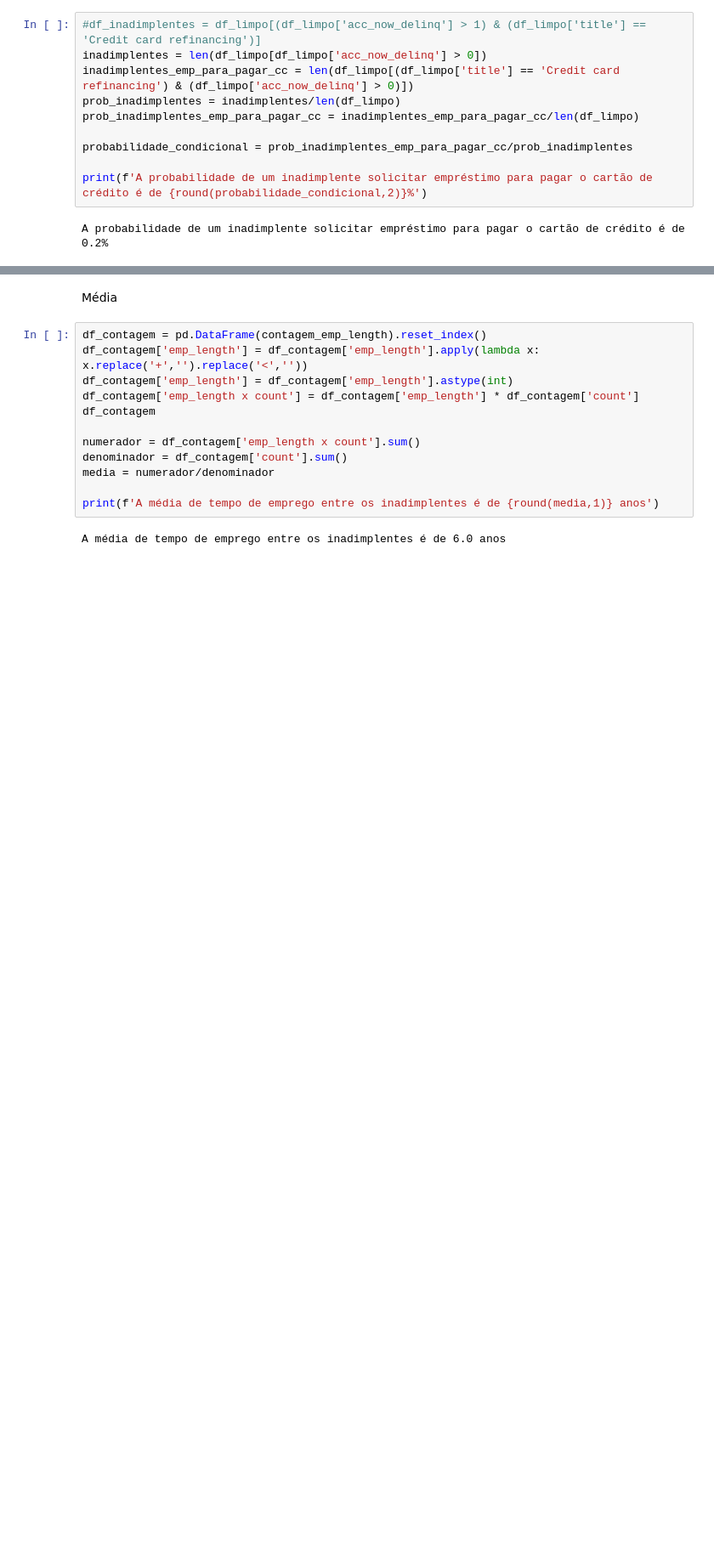
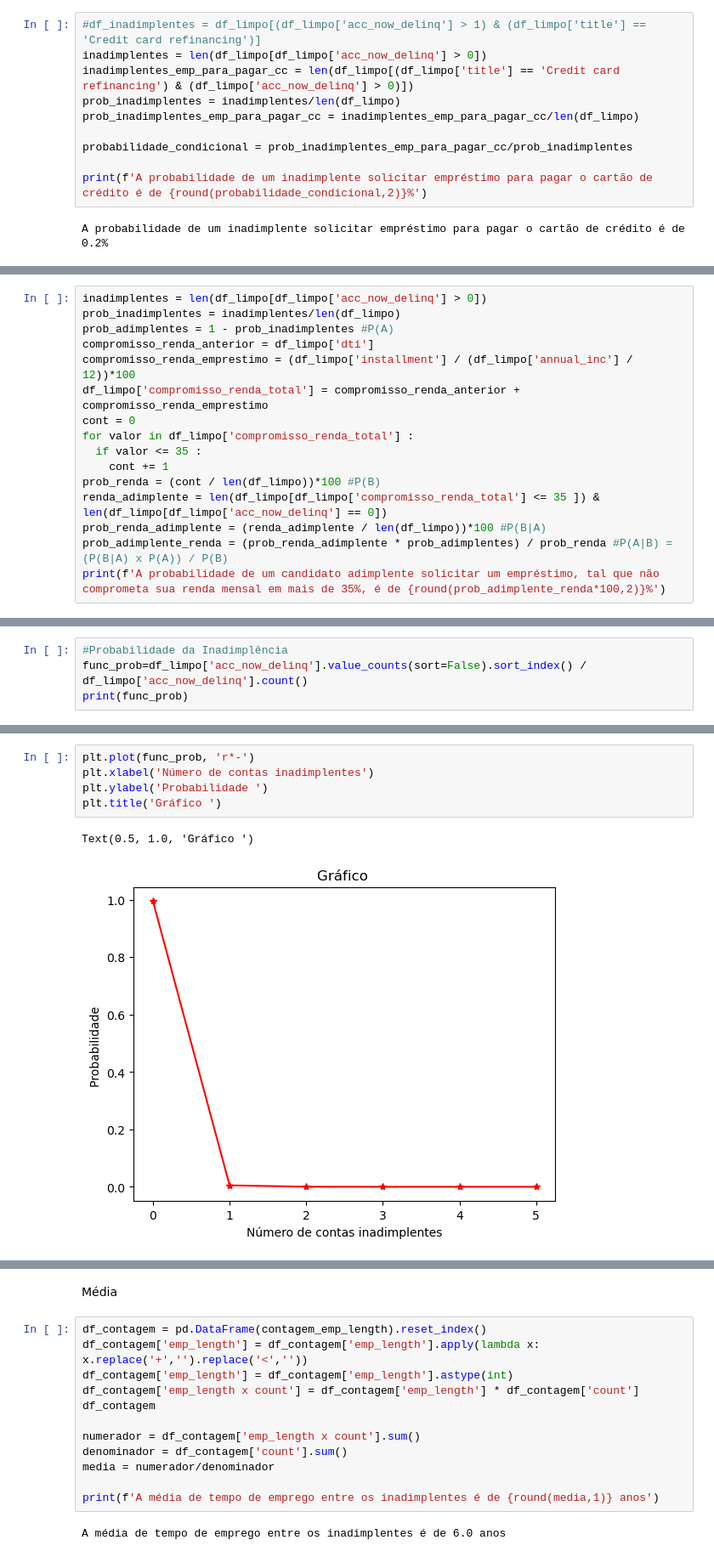
Before and after one commit to caiocguedes/credit-risk, a Jupyter notebook: analise_de_credito.ipynb, the cells around one changed output, grey strips where cells are left out. Shown at 85% size. Drawn from its saved outputs; the diff is of its cells as text; blank space fills up the shorter version.

```diff
--- a/analise_de_credito.ipynb
+++ b/analise_de_credito.ipynb
@@ -76,0 +160,16 @@ A probabilidade de adimplência é de 99.46%
+# %%
+inadimplentes = len(df_limpo[df_limpo['acc_now_delinq'] > 0])
+prob_inadimplentes = inadimplentes/len(df_limpo)
+prob_adimplentes = 1 - prob_inadimplentes #P(A)
+compromisso_renda_anterior = df_limpo['dti']
+compromisso_renda_emprestimo = (df_limpo['installment'] / (df_limpo['annual_inc'] / 12))*100
+df_limpo['compromisso_renda_total'] = compromisso_renda_anterior + compromisso_renda_emprestimo
+cont = 0
+for valor in df_limpo['compromisso_renda_total'] :
+  if valor <= 35 :
+    cont += 1
+prob_renda = (cont / len(df_limpo))*100 #P(B)
+renda_adimplente = len(df_limpo[df_limpo['compromisso_renda_total'] <= 35 ]) & len(df_limpo[df_limpo['acc_now_delinq'] == 0])
+prob_renda_adimplente = (renda_adimplente / len(df_limpo))*100 #P(B|A)
+prob_adimplente_renda = (prob_renda_adimplente * prob_adimplentes) / prob_renda #P(A|B) = (P(B|A) x P(A)) / P(B)
+print(f'A probabilidade de um candidato adimplente solicitar um empréstimo, tal que não comprometa sua renda mensal em mais de 35%, é de {round(prob_adimplente_renda*100,2)}%')
@@ -76,0 +206,4 @@ A probabilidade de adimplência é de 99.46%
+# %%
+#Probabilidade da Inadimplência
+func_prob=df_limpo['acc_now_delinq'].value_counts(sort=False).sort_index() / df_limpo['acc_now_delinq'].count()
+print(func_prob)
@@ -76,0 +232,8 @@ A probabilidade de adimplência é de 99.46%
+# %%
+plt.plot(func_prob, 'r*-')
+plt.xlabel('Número de contas inadimplentes')
+plt.ylabel('Probabilidade ')
+plt.title('Gráfico ')
+# %% [output]
+Text(0.5, 1.0, 'Gráfico ')
+[figure, added]
```
Also changed, not shown: parts of 62 cells of this notebook, 1 other file.
